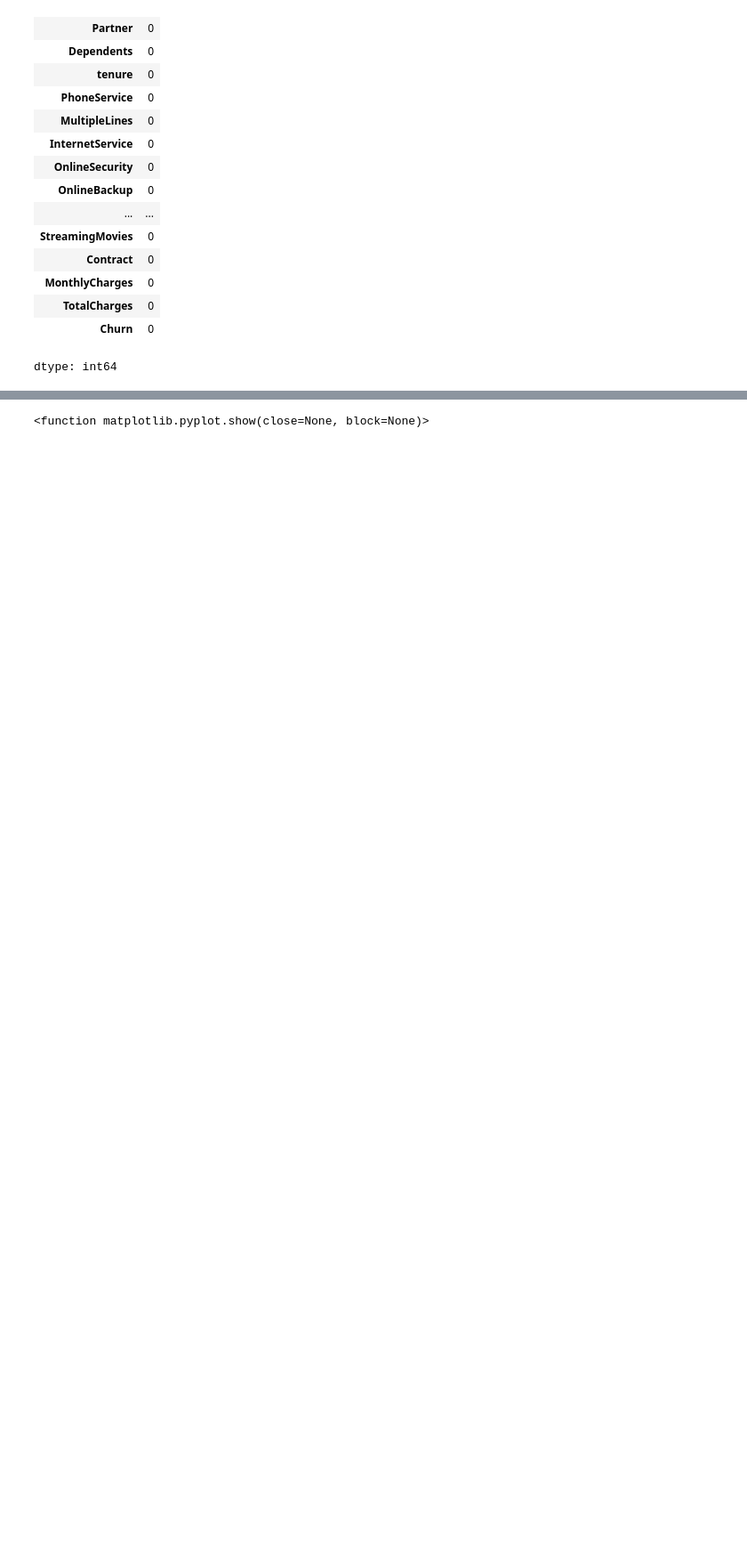
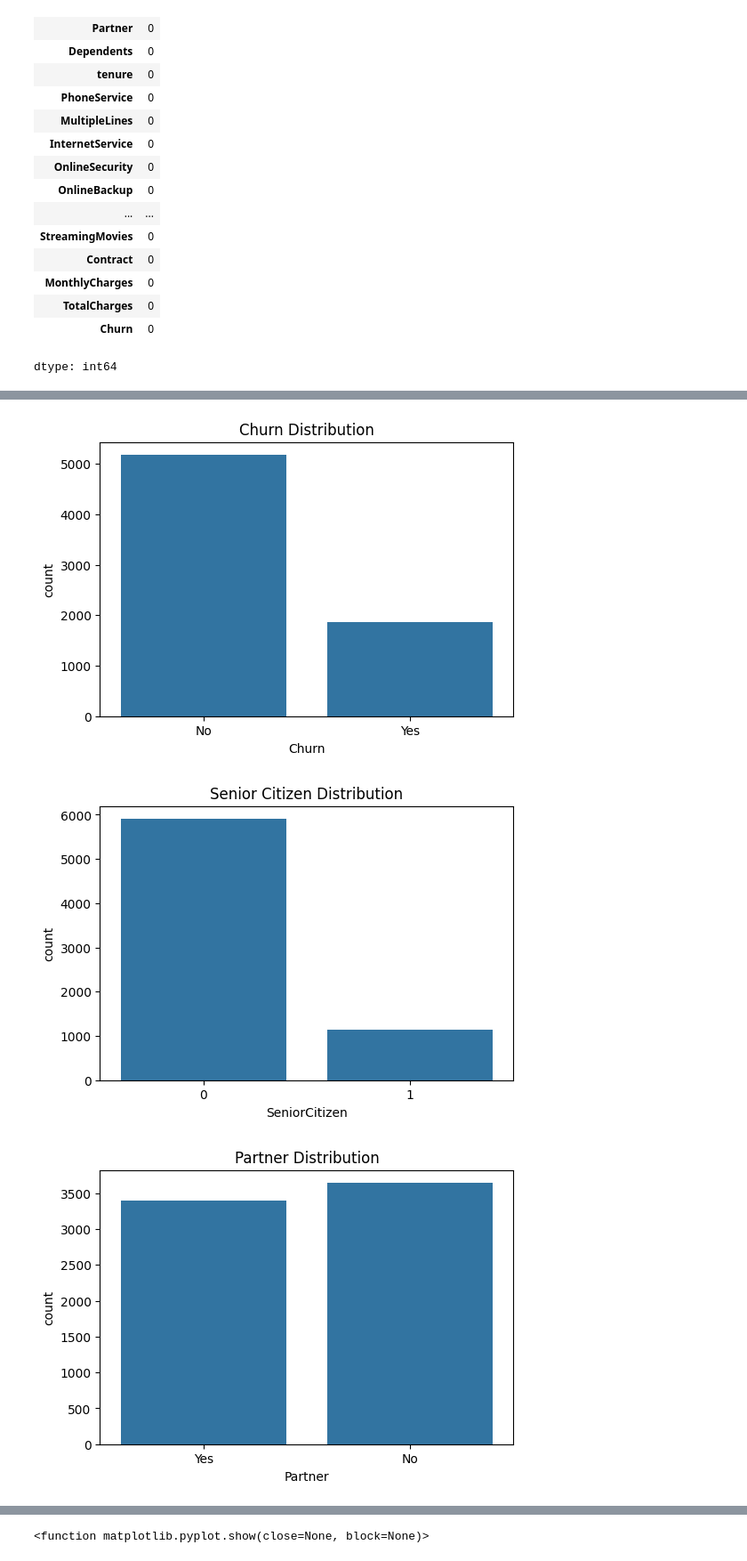
Before and after one commit to Omethmee/CoureseWork-for-Machine-Learning, a Jupyter notebook: 2425451.ipynb, the cells around one changed output, grey strips where cells are left out. Shown at 89% size. Drawn from its saved outputs; the diff is of its cells as text; code cells hidden in the pictures; blank space fills up the shorter version.

```diff
--- a/2425451.ipynb
+++ b/2425451.ipynb
@@ -142,0 +123,75 @@ plt.show()
+# %%
+#Plot: Churn Distribution
+plt.figure(figsize=(6,4))
+sns.countplot(x='Churn', data=df)
+plt.title('Churn Distribution')
+plt.show()
+
+plt.figure(figsize=(6,4))
+sns.countplot(x='SeniorCitizen', data=df)
+plt.title('Senior Citizen Distribution')
+plt.show()
+
+plt.figure(figsize=(6,4))
+sns.countplot(x='Partner', data=df)
+plt.title('Partner Distribution')
+plt.show()
+
+plt.figure(figsize=(6,4))
+sns.countplot(x='Dependents', data=df)
+plt.title('Dependents Distribution')
+plt.show()
+
+plt.figure(figsize=(6,4))
+sns.countplot(x='PhoneService', data=df)
+plt.title('Phone Service Distribution')
+plt.show()
+
+plt.figure(figsize=(6,4))
+sns.countplot(x='MultipleLines', data=df)
+plt.title('Multiple Lines Distribution')
+plt.show()
+
+plt.figure(figsize=(6,4))
+sns.countplot(x='InternetService', data=df)
+plt.title('Internet Service Distribution')
+plt.show()
+
+plt.figure(figsize=(6,4))
+sns.countplot(x='OnlineSecurity', data=df)
+plt.title('Online Security Distribution')
+plt.show()
+
+plt.figure(figsize=(6,4))
+sns.countplot(x='OnlineBackup', data=df)
+plt.title('Online Backup Distribution')
+plt.show()
+
+plt.figure(figsize=(6,4))
+sns.countplot(x='DeviceProtection', data=df)
+plt.title('Device Protection Distribution')
+plt.show()
+
+plt.figure(figsize=(6,4))
+sns.countplot(x='TechSupport', data=df)
+plt.title('Tech Support Distribution')
+plt.show()
+
+plt.figure(figsize=(6,4))
+sns.countplot(x='StreamingTV', data=df)
+plt.title('Streaming TV Distribution')
+plt.show()
+
+plt.figure(figsize=(6,4))
+sns.countplot(x='StreamingMovies', data=df)
+plt.title('Streaming Movies Distribution')
+plt.show()
+
+plt.figure(figsize=(6,4))
+sns.countplot(x='Contract', data=df)
+plt.title('Contract Distribution')
+plt.show()
+# %% [output]
+[figure, added]
+[figure, added]
+[figure, added]
```
Also changed, not shown: parts of 18 cells of this notebook.
